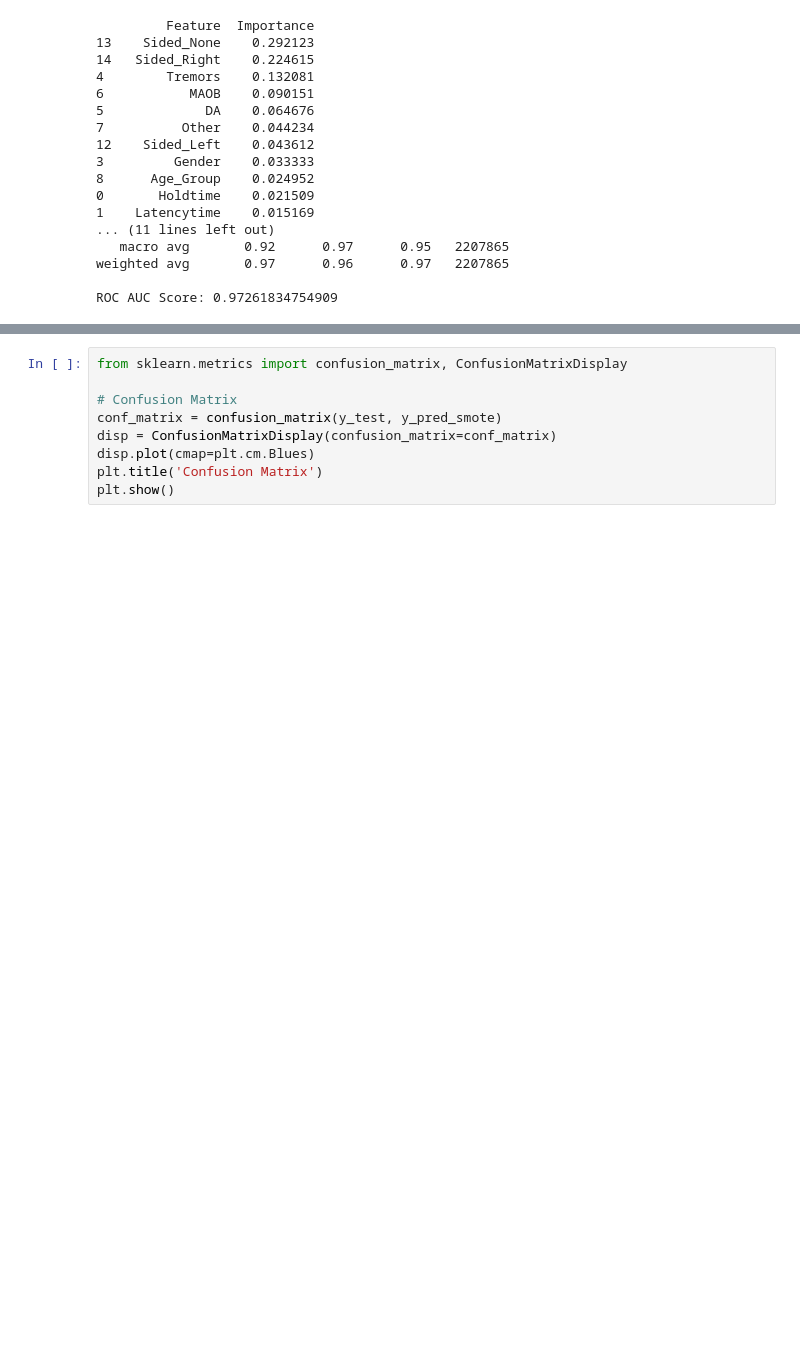
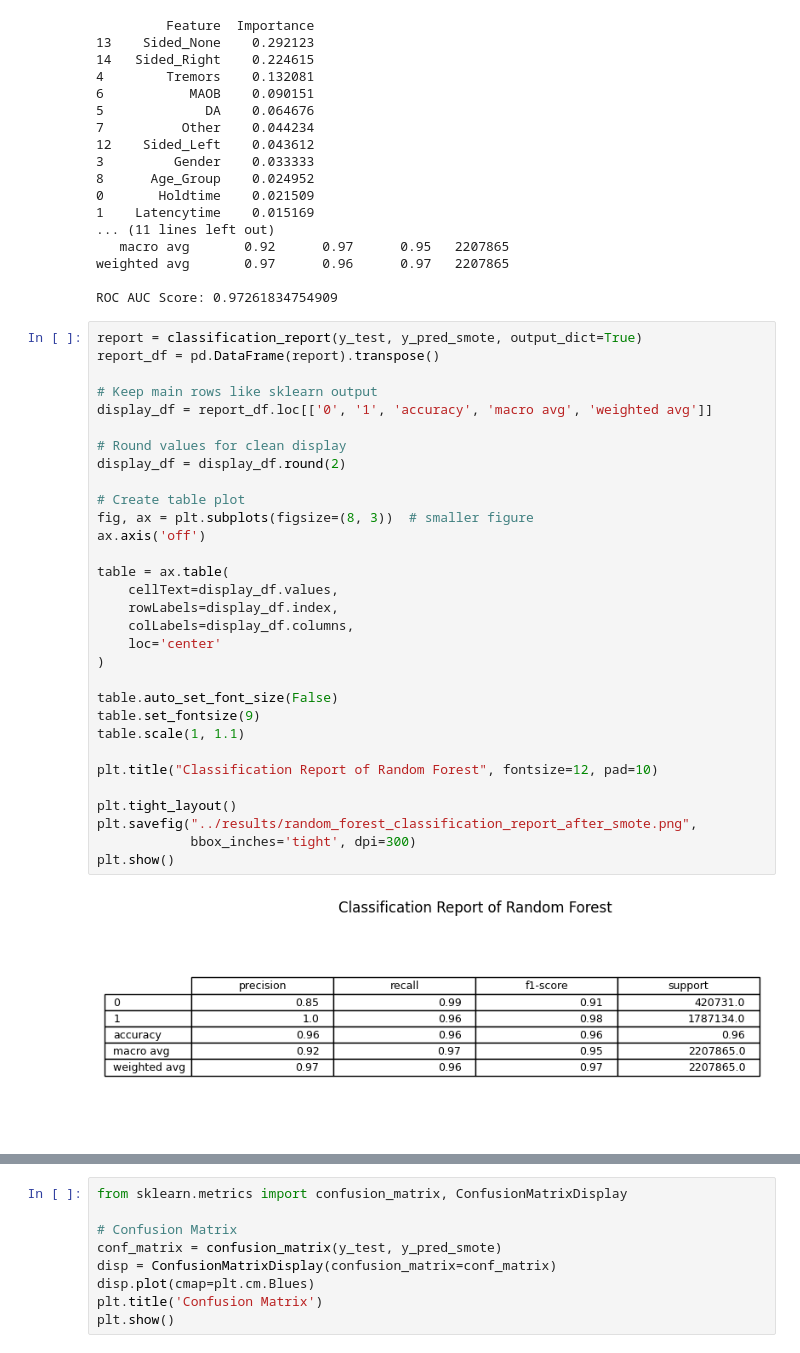
Before and after one commit to thiha-kyaw-zaw/parkinsons-keystroke-detection, a Jupyter notebook: notebooks/parkinsons_keystroke_detection.ipynb, the cells around one changed output, grey strips where cells are left out. Cells and saved outputs as stored; diff of their text form; blank space fills up the shorter version.

Commit message:
Update model results and evaluation outputs

```diff
--- a/notebooks/parkinsons_keystroke_detection.ipynb
+++ b/notebooks/parkinsons_keystroke_detection.ipynb
@@ -1324,6 +1324,39 @@ print(f'ROC AUC Score: {roc_auc}')
 weighted avg       0.97      0.96      0.97   2207865
 
 ROC AUC Score: 0.97261834754909
+# %%
+report = classification_report(y_test, y_pred_smote, output_dict=True)
+report_df = pd.DataFrame(report).transpose()
+
+# Keep main rows like sklearn output
+display_df = report_df.loc[['0', '1', 'accuracy', 'macro avg', 'weighted avg']]
+
+# Round values for clean display
+display_df = display_df.round(2)
+
+# Create table plot
+fig, ax = plt.subplots(figsize=(8, 3))  # smaller figure
+ax.axis('off')
+
+table = ax.table(
+    cellText=display_df.values,
+    rowLabels=display_df.index,
+    colLabels=display_df.columns,
+    loc='center'
+)
+
+table.auto_set_font_size(False)
+table.set_fontsize(9)
+table.scale(1, 1.1)
+
+plt.title("Classification Report of Random Forest", fontsize=12, pad=10)
+
+plt.tight_layout()
+plt.savefig("../results/random_forest_classification_report_after_smote.png",
+            bbox_inches='tight', dpi=300)
+plt.show()
+# %% [output]
+[figure, added]
 # %%
 import matplotlib.pyplot as plt
 import seaborn as sns
```
Also changed, not shown: parts of 4 cells of this notebook, 3 other files.
